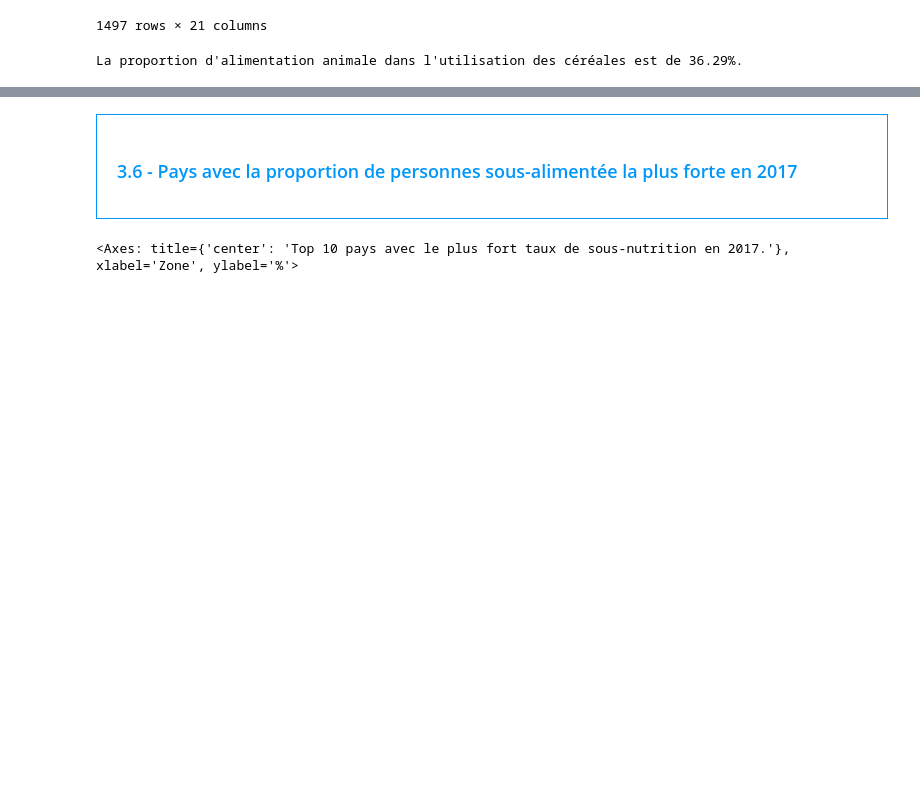
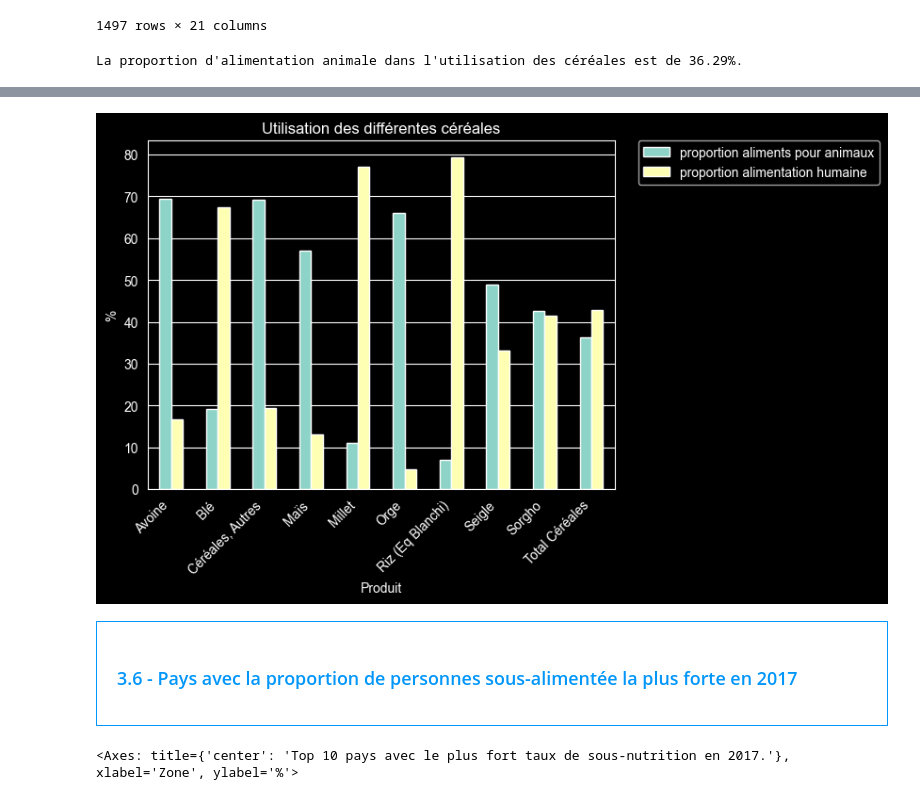
Before and after one commit to ziedbelhocine/Cours-OC, a Jupyter notebook: Data_Analyst/Projet_4/Template+Julien+V2.ipynb, the cells around one changed output, grey strips where cells are left out. Cells and saved outputs as stored; diff of their text form; code cells hidden in the pictures; blank space fills up the shorter version.

```diff
--- a/Data_Analyst/Projet_4/Template+Julien+V2.ipynb
+++ b/Data_Analyst/Projet_4/Template+Julien+V2.ipynb
@@ -590,0 +613,9 @@ plt.show()
+# %%
+ #création d'un DF pour avoir une catégorie pour l'ensemble des céréales qu'on va par la suite concaténer à notre DF dispo_cereales_somme.
+ # On commence par créer nos variables qui vont être utilisées dans notre futur DF
+total_animaux = dispo_cereales_somme['Aliments pour animaux'].sum()
+total_nourriture = dispo_cereales_somme['Nourriture'].sum()
+total_dispo = dispo_cereales_somme['Disponibilité intérieure'].sum()
+
+#Création du DF
+df_categorie_total_cereales = pd.DataFrame({'Produit': ['Total Céréales'],'Aliments pour animaux': [total_animaux],'Nourriture': [total_nourriture],'Disponibilité intérieure': [total_dispo]})
@@ -590,0 +627,6 @@ plt.show()
+# %%
+# on a bien le même nombre de colonnes, on peut donc concaténer les 2 DFs.
+dispo_cereales_somme = pd.concat([dispo_cereales_somme, df_categorie_total_cereales])
+#Ajout de deux colonnes pour avoir la proportion pour les deux catégories
+dispo_cereales_somme['proportion aliments pour animaux'] = 100 * dispo_cereales_somme['Aliments pour animaux']/ dispo_cereales_somme['Disponibilité intérieure']
+dispo_cereales_somme['proportion alimentation humaine'] = 100 * dispo_cereales_somme['Nourriture']/ dispo_cereales_somme['Disponibilité intérieure']
@@ -591,3 +647,14 @@ plt.show()
+# %%
+# Création d'un barchart pour représenter les proportions par catégorie de céréale.
+dispo_cereales_somme.set_index('Produit')[['proportion aliments pour animaux', 'proportion alimentation humaine']].plot(kind='bar',)
+plt.legend(bbox_to_anchor=(1.05, 1), loc=2, borderaxespad=0.)
+plt.title("Utilisation des différentes céréales")
+plt.grid(axis='x')
+plt.xticks(rotation=45, ha='right')
+plt.ylabel('%')
+plt.show()
+# %% [output]
+[figure, added]
 # %% [markdown]
 <div style="border: 1px solid RGB(0,150,250);" >
 <h3 style="margin: auto; padding: 20px; color: RGB(0,150,250); ">3.6 - Pays avec la proportion de personnes sous-alimentée la plus forte en 2017</h3>
```
Also changed, not shown: parts of 46 cells of this notebook, 1 other file.
